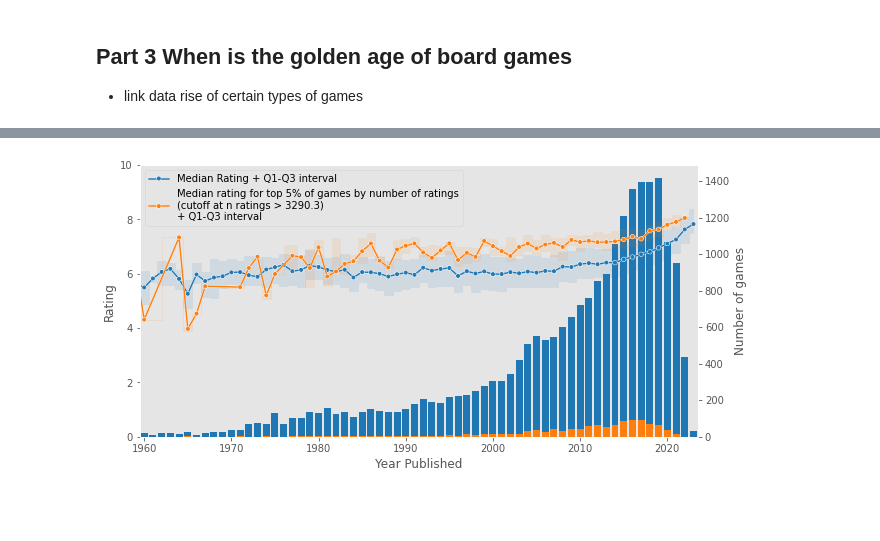
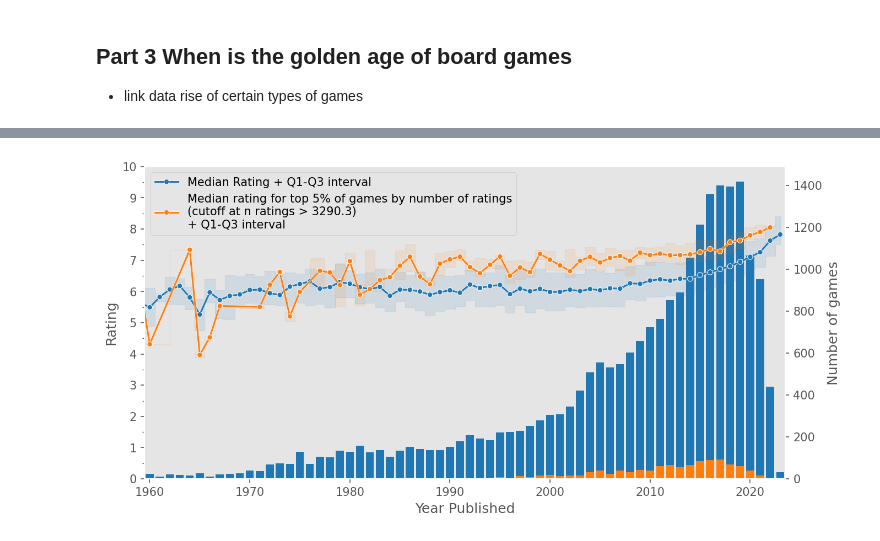
Before and after one commit to andrewKOwong/boardgames, a Jupyter notebook: analysis.ipynb, the cells around one changed output, grey strips where cells are left out. Saved outputs shown, nothing was run; the diff lists cells and outputs as text; code cells hidden in the pictures; blank space fills up the shorter version.

Commit message:
Update: ratings by year blurb progress

```diff
--- a/analysis.ipynb
+++ b/analysis.ipynb
@@ -34,6 +34,8 @@ sns.set_palette('tab10')
 qnt_cmap = mpl.colormaps['inferno']
 qnt_cmap.set_bad((0, 0, 0, 1))
 
+mpl.rcParams['figure.dpi'] = 150
+
 PATH_GENERAL_DATA = "./data/parquet/2022-09-19_general_data.parquet"
 PATH_LINK_DATA = "./data/parquet/2022-09-19_link_data.parquet"
 PATH_POLL_DATA = "./data/parquet/2022-09-19_poll_data.parquet"
@@ -1662,9 +1671,9 @@ def plot_ratings_by_time(
         q3,
         step='mid',
         color=(p[0].get_color()) + (0.1,))
-    # Reset color to ensure matching to line,
+
+    # Reset bar color to ensure matching to line,
     for bar in bar_p: bar.set_facecolor(p[0].get_color())
-    # Optionally plot most popular games rating
     if most_popular_quantile is None:
         pass
     else:
@@ -1692,32 +1701,34 @@ def plot_ratings_by_time(
                 marker='.',
                 # White outline distinguishes the line as it passes bar plot
                 path_effects=[
                     pe.Stroke(linewidth=2, foreground='white'), pe.Normal()],
                 label=f"Median rating for top {most_popular_quantile:.0%}"
                       f" of games by number of ratings\n"
                       f"(cutoff at n ratings > {round(cutoff, 1)})"
                       f"\n+ Q1-Q3 interval")
             rating_axis.fill_between(
                 top_median.index,
                 top_q1,
                 top_q3,
                 step='mid',
                 color=top_p[0].get_color() + (0.1,)
             )
             # Reset bar color to match line
             for bar in top_bar_p: bar.set_facecolor(top_p[0].get_color())
 
 
         else:
             raise ValueError("Most popular quantile must be in [0, 1].")
 
-        # Legend
+        # House keeping
         rating_axis.legend(loc='upper left')
+        rating_axis.set_yticks(range(0, 11))
+        rating_axis.set_yticks(np.arange(0.5, 10), minor=True)
 
 
 f, ax = plt.subplots(1, 1, figsize=(10, 5))
 plot_ratings_by_time(ax, rated, most_popular_quantile=0.05)
 
 f.savefig("analysis_images/ratings_v_year.png", dpi=300)
 # %% [output]
-[figure, old version]
+[figure, new version]
```
Also changed, not shown: parts of 3 cells of this notebook.
